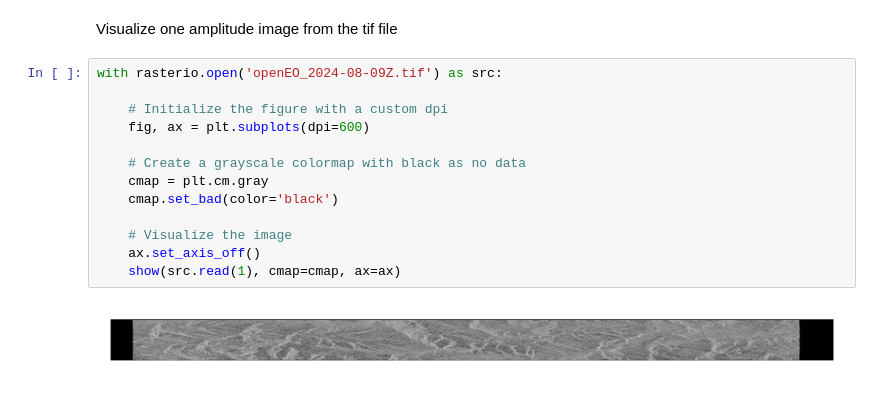
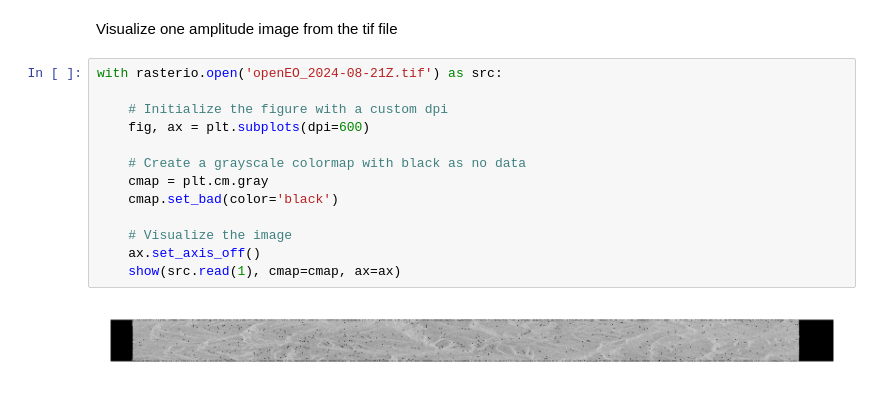
Before and after one commit to cloudinsar/s1-workflows, a Jupyter notebook: notebooks/LPS_DEMO/s1_slc_preprocessing_amplitude_2jobs.ipynb, the cells around one changed output. Cells and saved outputs as stored; diff of their text form.

```diff
--- a/notebooks/LPS_DEMO/s1_slc_preprocessing_amplitude_2jobs.ipynb
+++ b/notebooks/LPS_DEMO/s1_slc_preprocessing_amplitude_2jobs.ipynb
@@ -146,17 +140,17 @@ job.get_results().download_files()
 # %% [markdown]
 Visualize one amplitude image from the tif file
 # %%
-with rasterio.open('openEO_2024-08-09Z.tif') as src:
+with rasterio.open('openEO_2024-08-21Z.tif') as src:
 
     # Initialize the figure with a custom dpi
     fig, ax = plt.subplots(dpi=600)
 
     # Create a grayscale colormap with black as no data
     cmap = plt.cm.gray
     cmap.set_bad(color='black')
 
     # Visualize the image
     ax.set_axis_off()
     show(src.read(1), cmap=cmap, ax=ax)
 # %% [output]
-[figure, old version]
+[figure, new version]
```
Also changed, not shown: parts of 9 cells of this notebook, 1 other file.
